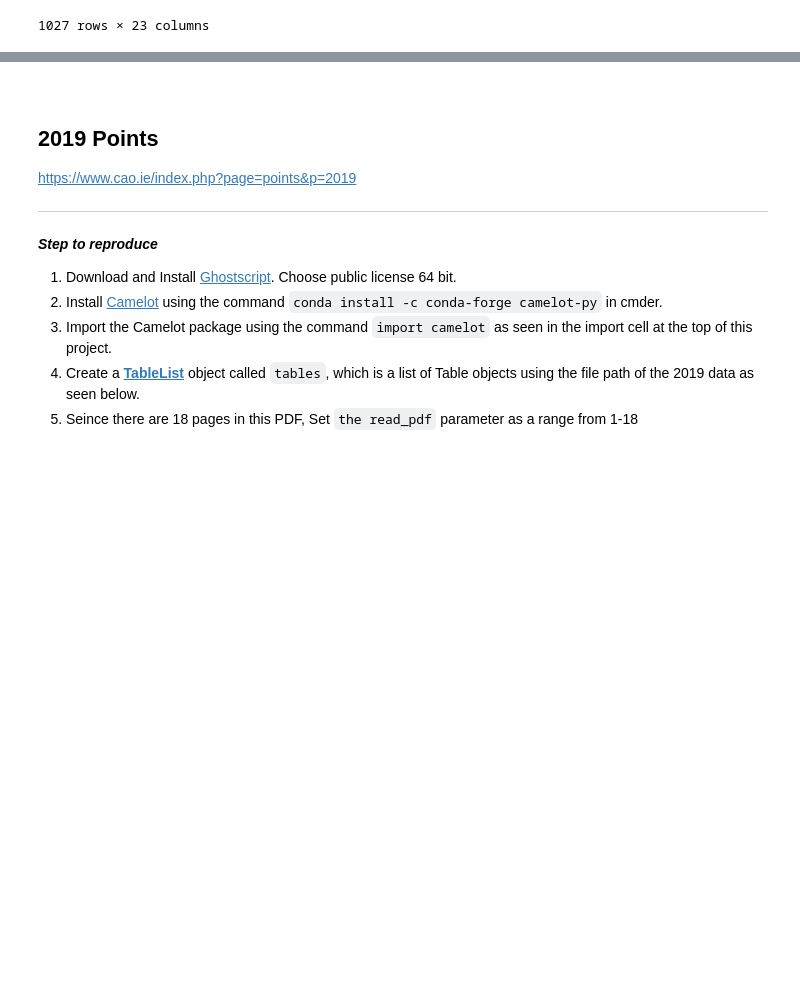
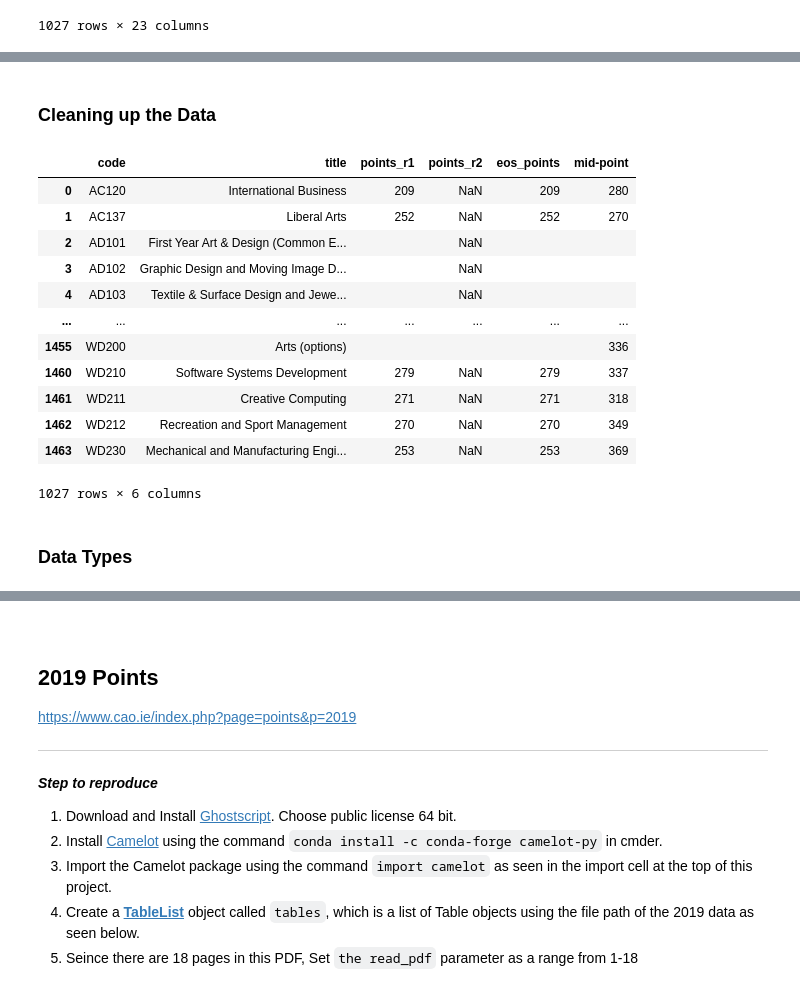
Before and after one commit to Cormac88/Fundamentals-of-Data-Analysis, a Jupyter notebook: cao.ipynb, the cells around one changed output, grey strips where cells are left out. Saved outputs shown, nothing was run; the diff lists cells and outputs as text; code cells hidden in the pictures; blank space fills up the shorter version.

```diff
--- a/cao.ipynb
+++ b/cao.ipynb
@@ -313,0 +362,33 @@ df2020
+# %% [markdown]
+### Cleaning up the Data
+# %%
+# Select only Columns of Interest [11]
+
+df2020 = df2020.loc[:, ['COURSE CODE2', 'COURSE TITLE', 'R1 POINTS', 'R2 POINTS', 'EOS', 'EOS Mid-point']]
+
+# Remove all non-numeric characters that appeared in the Points columns
+df2020['R1 POINTS'].replace('[a-z.#*+A-Z]', '',regex = True, inplace = True)
+df2020['R2 POINTS'].replace('[a-z.#*+A-Z]', '',regex = True, inplace = True)
+df2020['EOS Mid-point'].replace('[a-z.#*+A-Z]', '',regex = True, inplace = True)
+df2020['EOS'].replace('[a-z.#*+A-Z]', '', regex = True, inplace = True)
+
+# Rename the columns
+df2020.columns = ['code', 'title', 'points_r1', 'points_r2', 'eos_points', 'mid-point']
+
+df2020
+# %% [output]
+|  | code | title | points_r1 | points_r2 | eos_points | mid-point |
+| 0 | AC120 | International Business | 209 | NaN | 209 | 280 |
+| 1 | AC137 | Liberal Arts | 252 | NaN | 252 | 270 |
+| 2 | AD101 | First Year Art & Design (Common E... |  | NaN |  |  |
+| 3 | AD102 | Graphic Design and Moving Image D... |  | NaN |  |  |
+| 4 | AD103 | Textile & Surface Design and Jewe... |  | NaN |  |  |
+| ... | ... | ... | ... | ... | ... | ... |
+| 1455 | WD200 | Arts (options) |  |  |  | 336 |
+| 1460 | WD210 | Software Systems Development | 279 | NaN | 279 | 337 |
+| 1461 | WD211 | Creative Computing | 271 | NaN | 271 | 318 |
+| 1462 | WD212 | Recreation and Sport Management | 270 | NaN | 270 | 349 |
+| 1463 | WD230 | Mechanical and Manufacturing Engi... | 253 | NaN | 253 | 369 |
+1027 rows × 6 columns
+# %% [markdown]
+### Data Types
```
Also changed, not shown: parts of 50 cells of this notebook, 42 other files.
